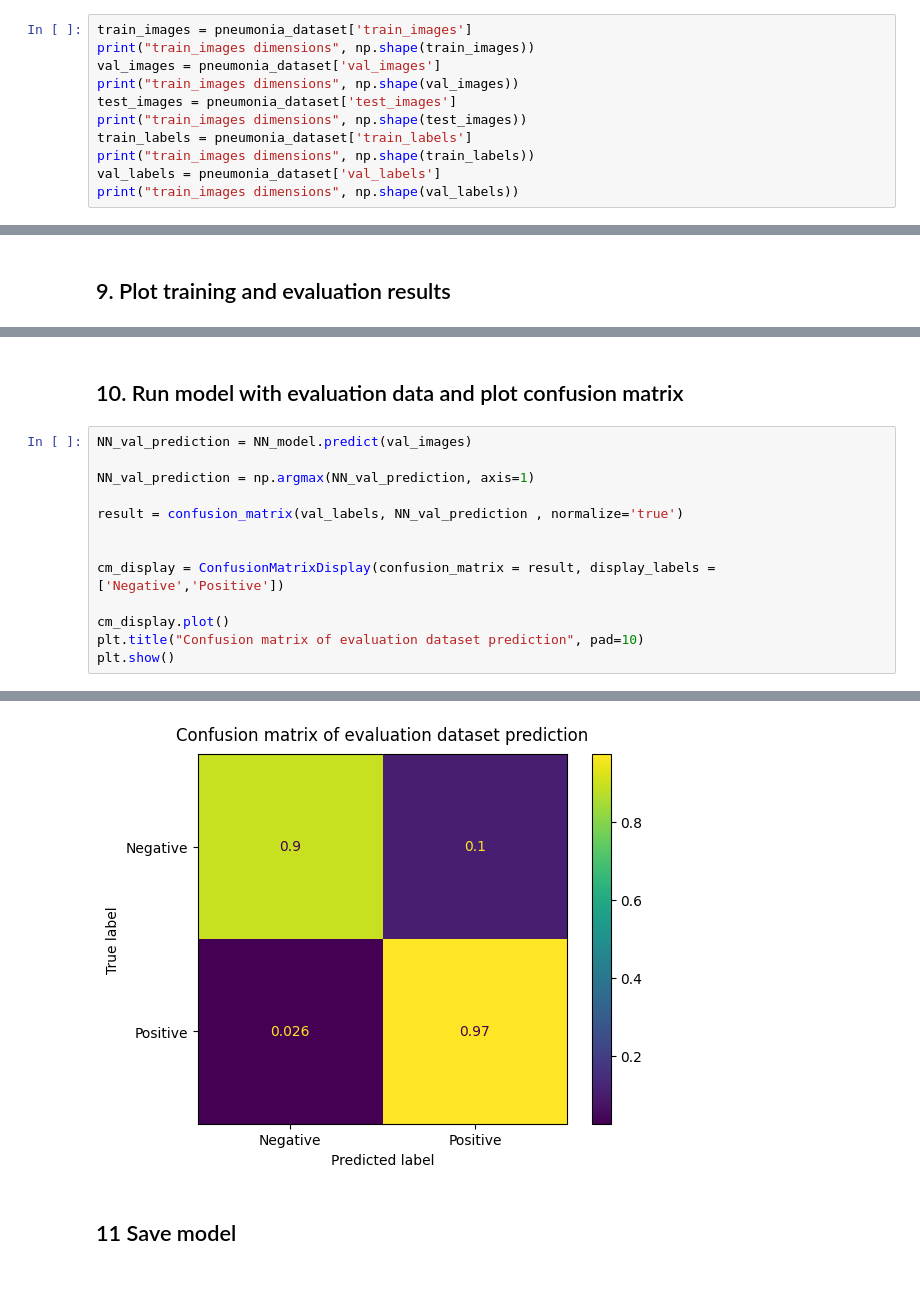
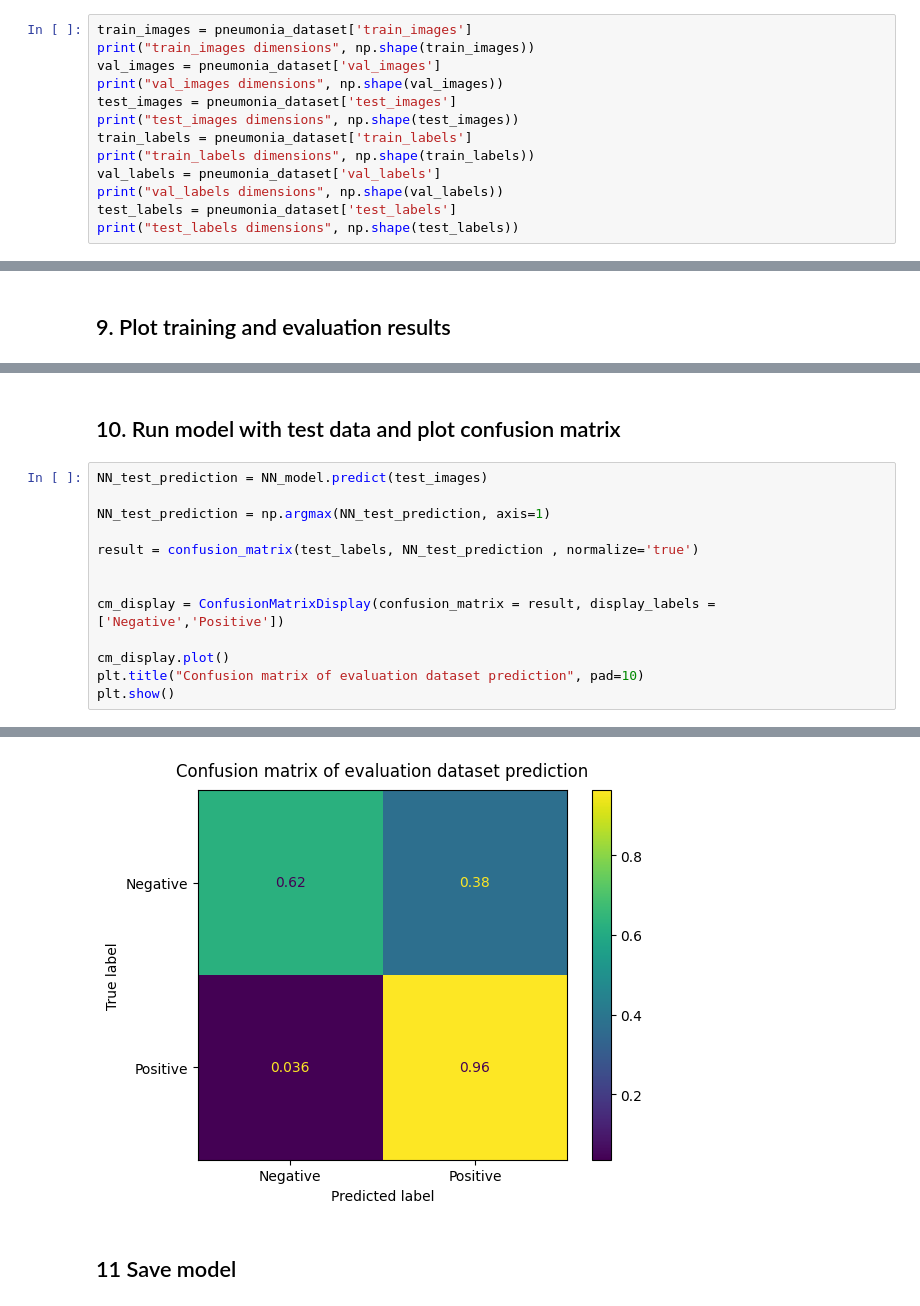
Before and after one commit to alexngys/AMLS_23-24_SN20000879, a Jupyter notebook: A/train.ipynb, the cells around one changed output, grey strips where cells are left out. Drawn from its saved outputs; the diff is of its cells as text.

Commit message:
[FIX] Add missing test labels

```diff
--- a/A/train.ipynb
+++ b/A/train.ipynb
@@ -24,12 +24,14 @@ Get object keys               0
 train_images = pneumonia_dataset['train_images']
 print("train_images dimensions", np.shape(train_images))
 val_images = pneumonia_dataset['val_images']
-print("train_images dimensions", np.shape(val_images))
+print("val_images dimensions", np.shape(val_images))
 test_images = pneumonia_dataset['test_images']
-print("train_images dimensions", np.shape(test_images))
+print("test_images dimensions", np.shape(test_images))
 train_labels = pneumonia_dataset['train_labels']
-print("train_images dimensions", np.shape(train_labels))
+print("train_labels dimensions", np.shape(train_labels))
 val_labels = pneumonia_dataset['val_labels']
-print("train_images dimensions", np.shape(val_labels))
+print("val_labels dimensions", np.shape(val_labels))
+test_labels = pneumonia_dataset['test_labels']
+print("test_labels dimensions", np.shape(test_labels))
 # %% [output]
 train_images dimensions (4708, 28, 28)
@@ -157,11 +160,11 @@ plt.show()
 # %% [markdown]
-## 10. Run model with evaluation data and plot confusion matrix
+## 10. Run model with test data and plot confusion matrix
 # %%
-NN_val_prediction = NN_model.predict(val_images)
+NN_test_prediction = NN_model.predict(test_images)
 
-NN_val_prediction = np.argmax(NN_val_prediction, axis=1)
+NN_test_prediction = np.argmax(NN_test_prediction, axis=1)
 
-result = confusion_matrix(val_labels, NN_val_prediction , normalize='true')
+result = confusion_matrix(test_labels, NN_test_prediction , normalize='true')
 
 
 cm_display = ConfusionMatrixDisplay(confusion_matrix = result, display_labels = ['Negative','Positive'])
@@ -174,4 +177,4 @@ plt.show()
-[figure, old version]
+[figure, new version]
 # %% [markdown]
 ## 11 Save model
 # %%
```
Also changed, not shown: parts of 5 cells of this notebook, 5 other files.
